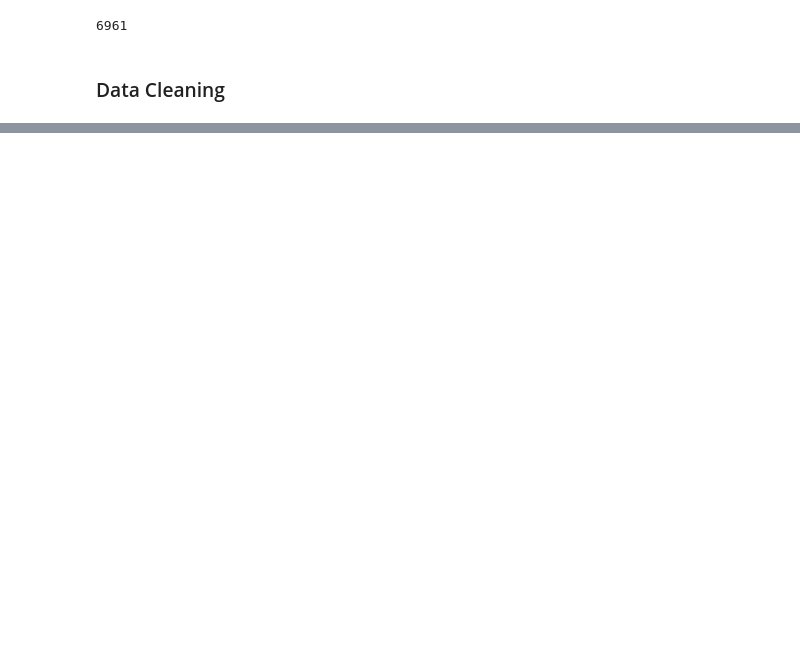
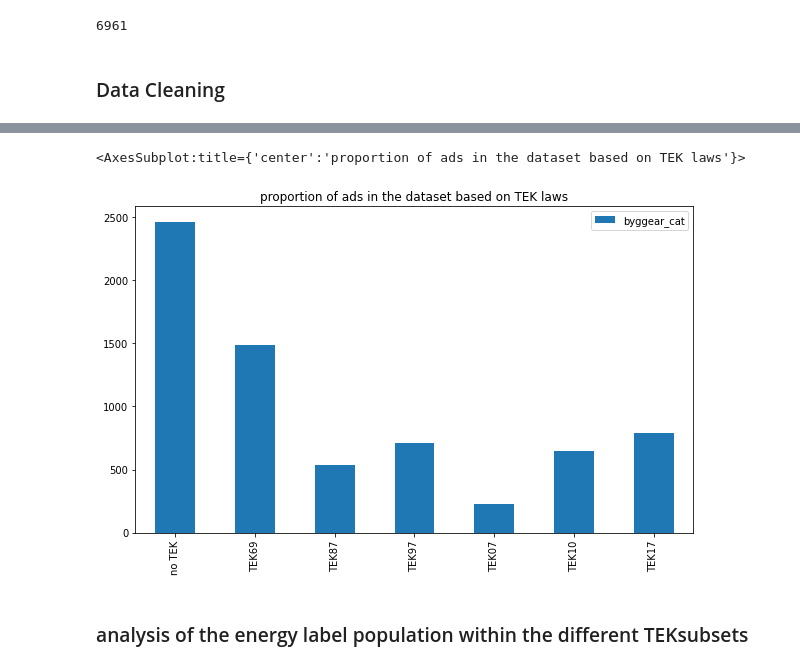
Before and after one commit to sysco-middleware/CLimateHackathon2022, a Jupyter notebook: Cleaning data .ipynb, the cells around one changed output, grey strips where cells are left out. Cells and saved outputs as stored; diff of their text form; code cells hidden in the pictures; blank space fills up the shorter version.

```diff
--- a/Cleaning data .ipynb
+++ b/Cleaning data .ipynb
@@ -191,0 +132,15 @@ df.corr()
+# %%
+df['byggear_cat'] = df['to_year'].apply(lambda x: CategoriseBuilding(x))
+# %%
+df2= pd.DataFrame(df['byggear_cat'].value_counts())
+# %%
+df2 = df2.sort_index()
+# %%
+df2= df2.rename(index={0:'no TEK',1:'TEK69',2:'TEK87',3:'TEK97',4:'TEK07',5:'TEK10',6:'TEK17'})
+# %%
+df2.plot.bar(figsize=(10,6),title='proportion of ads in the dataset based on TEK laws')
+# %% [output]
+<AxesSubplot:title={'center':'proportion of ads in the dataset based on TEK laws'}>
+[figure, added]
+# %% [markdown]
+###  analysis of the energy label population within the different TEKsubsets
```
Also changed, not shown: parts of 44 cells of this notebook, 2 other files.
